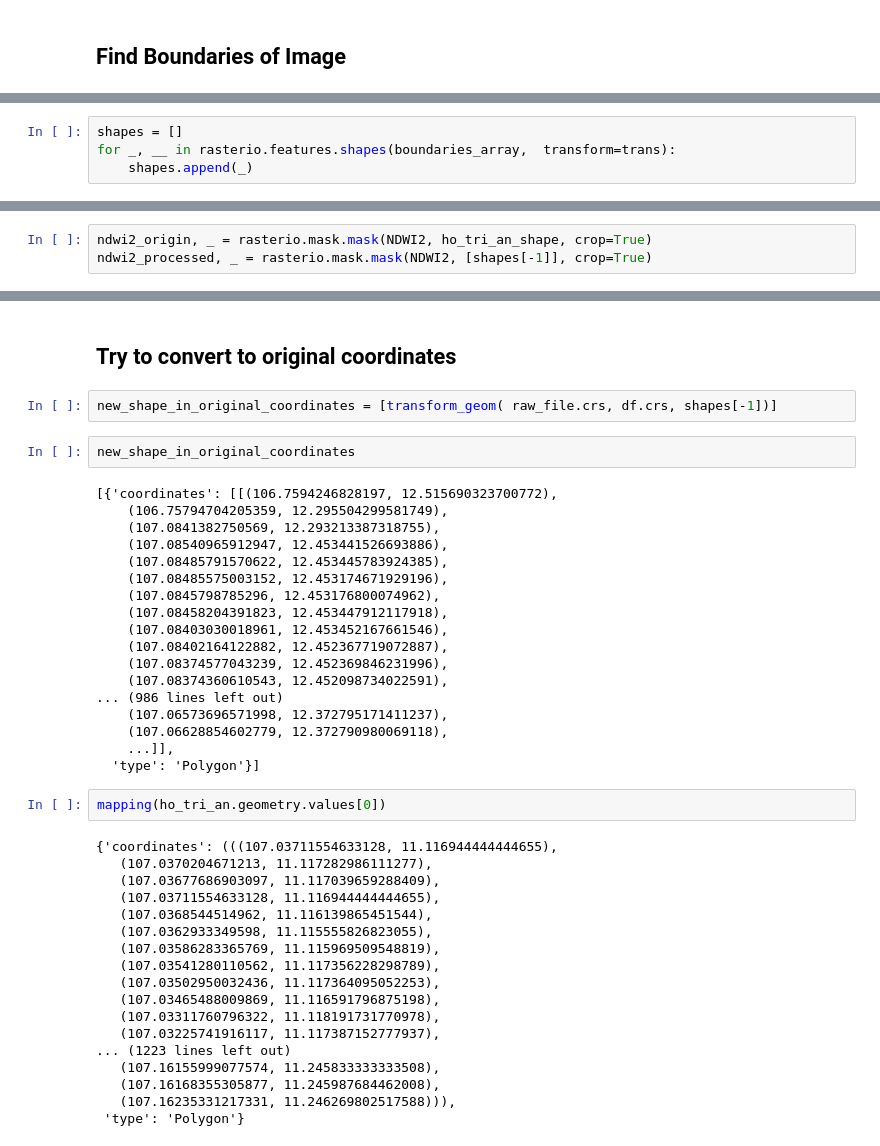
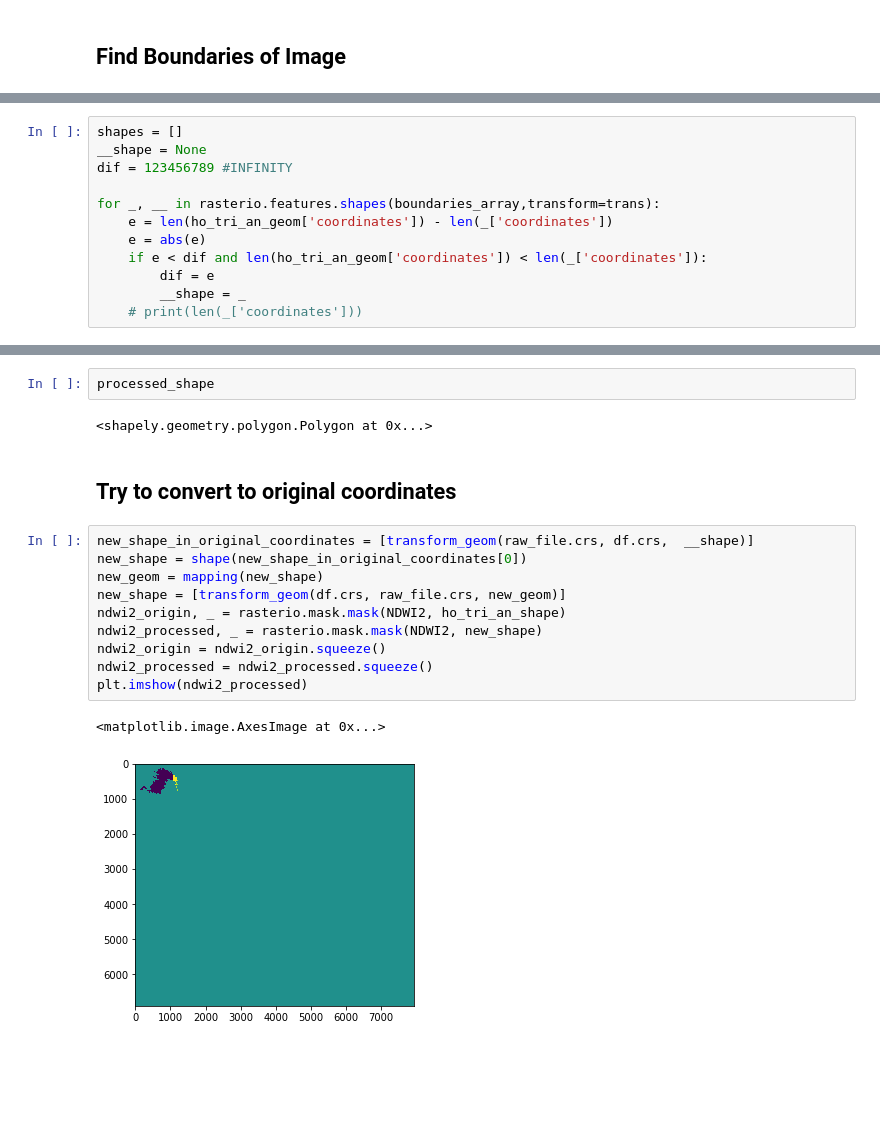
Before and after one commit to Hydroviet/Landsat-Imagery, a Jupyter notebook: Create_geoJSON_byMonth.ipynb, the cells around one changed output, grey strips where cells are left out. Drawn from its saved outputs; the diff is of its cells as text; blank space fills up the shorter version.

```diff
--- a/Create_geoJSON_byMonth.ipynb
+++ b/Create_geoJSON_byMonth.ipynb
@@ -123,4 +145,0 @@ Get all boundaries found.
-# %%
-shapes = []
-for _, __ in rasterio.features.shapes(boundaries_array,  transform=trans):
-    shapes.append(_)
@@ -129,3 +145,0 @@ Depend on size of each shape-element, choose [-1] (difference least to original
-# %%
-ndwi2_origin, _ = rasterio.mask.mask(NDWI2, ho_tri_an_shape, crop=True)
-ndwi2_processed, _ = rasterio.mask.mask(NDWI2, [shapes[-1]], crop=True)
@@ -143,0 +148,12 @@ plt.imshow(ndwi2_processed.squeeze())
+# %%
+shapes = []
+__shape = None
+dif = 123456789 #INFINITY
+
+for _, __ in rasterio.features.shapes(boundaries_array,transform=trans):
+    e = len(ho_tri_an_geom['coordinates']) - len(_['coordinates'])
+    e = abs(e)
+    if e < dif and len(ho_tri_an_geom['coordinates']) < len(_['coordinates']):
+        dif = e
+        __shape = _
+    # print(len(_['coordinates']))
@@ -144,44 +168,19 @@ plt.imshow(ndwi2_processed.squeeze())
+# %%
+processed_shape
+# %% [output]
+<shapely.geometry.polygon.Polygon at 0x...>
 # %% [markdown]
 ## Try to convert to original coordinates
-# %%
-new_shape_in_original_coordinates = [transform_geom( raw_file.crs, df.crs, shapes[-1])]
-# %%
-new_shape_in_original_coordinates
-# %% [output]
-[{'coordinates': [[(106.7594246828197, 12.515690323700772),
-    (106.75794704205359, 12.295504299581749),
-    (107.0841382750569, 12.293213387318755),
-    (107.08540965912947, 12.453441526693886),
-    (107.08485791570622, 12.453445783924385),
-    (107.08485575003152, 12.453174671929196),
-    (107.0845798785296, 12.453176800074962),
-    (107.08458204391823, 12.453447912117918),
-    (107.08403030018961, 12.453452167661546),
-    (107.08402164122882, 12.452367719072887),
-    (107.08374577043239, 12.452369846231996),
-    (107.08374360610543, 12.452098734022591),
-... (986 lines left out)
-    (107.06573696571998, 12.372795171411237),
-    (107.06628854602779, 12.372790980069118),
-    ...]],
-  'type': 'Polygon'}]
-# %%
-mapping(ho_tri_an.geometry.values[0])
-# %% [output]
-{'coordinates': (((107.03711554633128, 11.116944444444655),
-   (107.0370204671213, 11.117282986111277),
-   (107.03677686903097, 11.117039659288409),
-   (107.03711554633128, 11.116944444444655),
-   (107.0368544514962, 11.116139865451544),
-   (107.0362933349598, 11.115555826823055),
-   (107.03586283365769, 11.115969509548819),
-   (107.03541280110562, 11.117356228298789),
-   (107.03502950032436, 11.117364095052253),
-   (107.03465488009869, 11.116591796875198),
-   (107.03311760796322, 11.118191731770978),
-   (107.03225741916117, 11.117387152777937),
-... (1223 lines left out)
-   (107.16155999077574, 11.245833333333508),
-   (107.16168355305877, 11.245987684462008),
-   (107.16235331217331, 11.246269802517588))),
- 'type': 'Polygon'}
+# %%
+new_shape_in_original_coordinates = [transform_geom(raw_file.crs, df.crs,  __shape)]
+new_shape = shape(new_shape_in_original_coordinates[0])
+new_geom = mapping(new_shape)
+new_shape = [transform_geom(df.crs, raw_file.crs, new_geom)]
+ndwi2_origin, _ = rasterio.mask.mask(NDWI2, ho_tri_an_shape)
+ndwi2_processed, _ = rasterio.mask.mask(NDWI2, new_shape)
+ndwi2_origin = ndwi2_origin.squeeze()
+ndwi2_processed = ndwi2_processed.squeeze()
+plt.imshow(ndwi2_processed)
+# %% [output]
+<matplotlib.image.AxesImage at 0x...>
+[figure, added]
```
Also changed, not shown: parts of 16 cells of this notebook.
